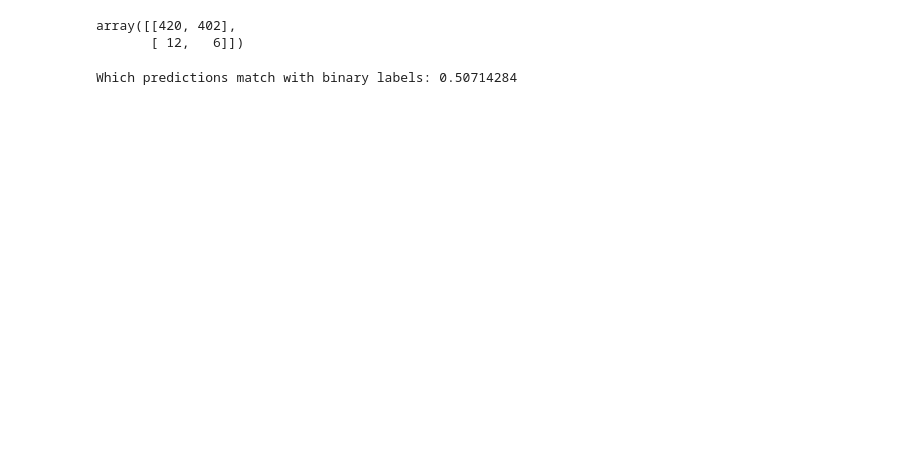
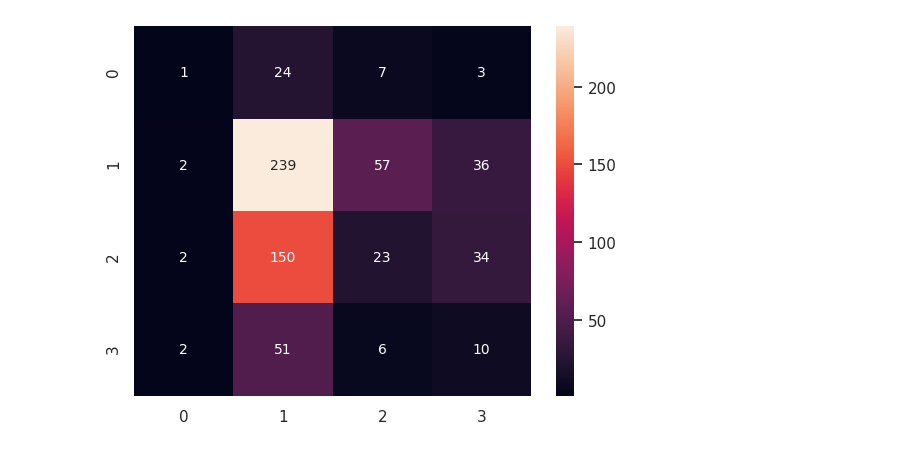
Before and after one commit to Jorgvt/SSD_IA3, a Jupyter notebook: MainPaco.ipynb, the cells around one changed output. Drawn from its saved outputs; the diff is of its cells as text; code cells hidden in the pictures; blank space fills up the shorter version.

```diff
--- a/MainPaco.ipynb
+++ b/MainPaco.ipynb
@@ -19,2 +22,2 @@ batch_size = 32
 # %%
-train_dataset = DatasetsPaco.EDFData_GEN_TF("/home/jorgevi/SSD_IA3/Data/PSG1.edf", channels=channels)
+train_dataset = DatasetsPaco.EDFData_GEN_TF("/media/usbdisk/data/ProyectoPSG/data/PSG1.edf", channels=channels)
@@ -148,24 +107,16 @@ y_ = model.predict(test_dataset_generator)
 # %%
-y_pred = np.array(y_.shape[0]*[1])
-y_pred[np.where(y_<0.5)[0]] = 0
+# test, pero sin cargarlo en memo => adapta il plot della cm
+y_ = model.predict(test_dataset_generator)
+
+# y_pred = np.array(y_.shape[0]*[1]) => binary
+# y_pred[np.where(y_<0.5)[0]] = 0 => binary
+y_pred = np.argmax(y_, axis=-1)
 
 y_real = []
 for x, y in test_dataset:
     y_real.append(y)
 y_real = np.array(y_real)
-# <= mas eficientemente, sin cargarlo en memo?
-# %%
-from sklearn.metrics import classification_report, confusion_matrix, roc_curve, auc
-cm = confusion_matrix(y_real, y_pred)
-cm
-# %% [output]
-array([[420, 402],
-       [ 12,   6]])
-# %%
-m = tf.keras.metrics.binary_accuracy(y_real, y_pred, threshold=0.5)
-print("Which predictions match with binary labels:", m.numpy())
-# m = tf.keras.metrics.BinaryAccuracy()
-# m.update_state(y_real, y_pred)
-# print("Binary Accuracy: ", m.result().numpy())
-# %% [output]
-Which predictions match with binary labels: 0.50714284
+# %%
+plot_cm(y_real, y_pred)
+# %% [output]
+[figure, added]
```
Also changed, not shown: parts of 15 cells of this notebook, 3 other files.
